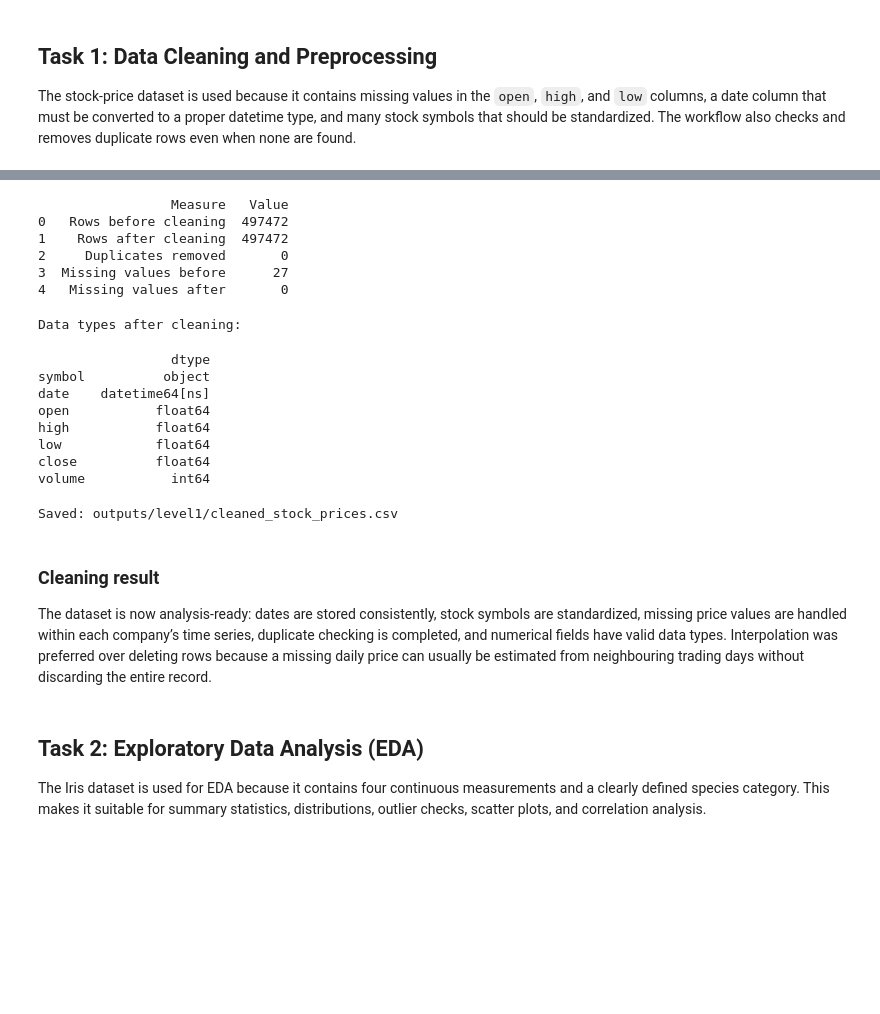
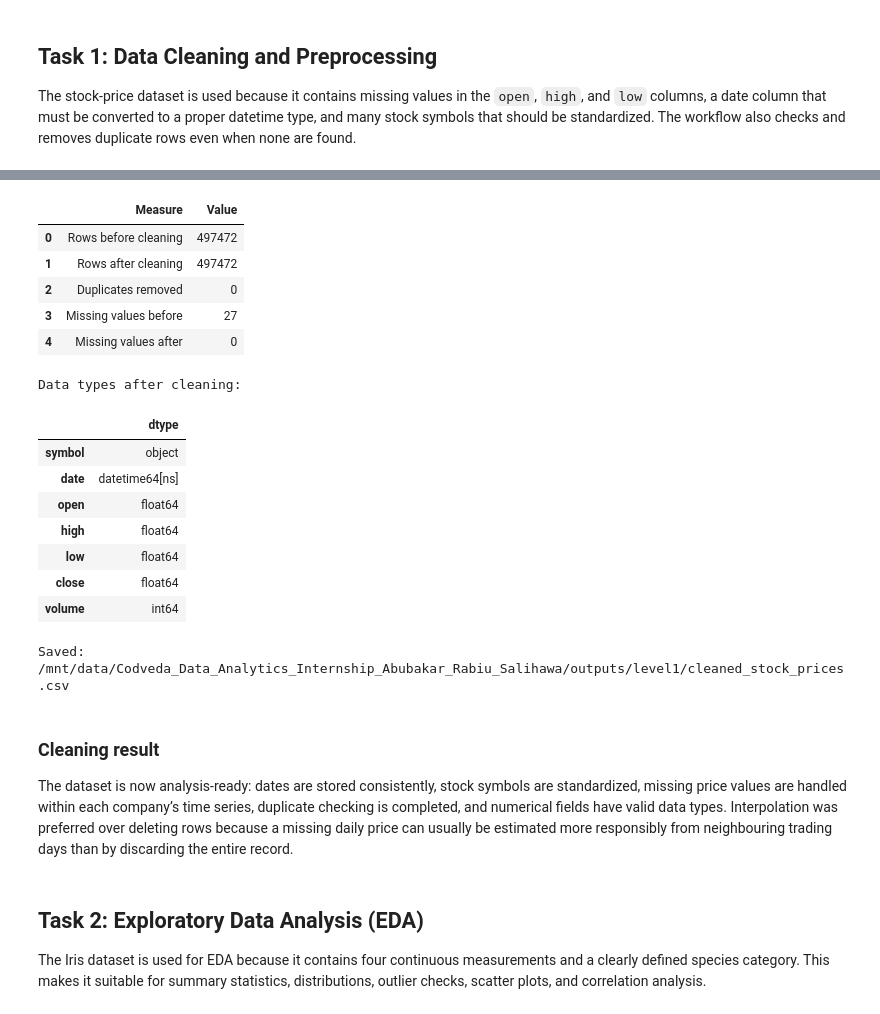
Before and after one commit to abubakar-r-salihawa/-codveda-data-analytics-internship, a Jupyter notebook: Level_1_Basic/Level_1_Data_Cleaning_and_EDA.ipynb, the cells around one changed output, grey strips where cells are left out. Saved outputs shown, nothing was run; the diff lists cells and outputs as text; code cells hidden in the pictures; blank space fills up the shorter version.

```diff
--- a/Level_1_Basic/Level_1_Data_Cleaning_and_EDA.ipynb
+++ b/Level_1_Basic/Level_1_Data_Cleaning_and_EDA.ipynb
@@ -62,57 +62,71 @@ volume              0
 # %%
 stock = stock_raw.copy()
+
+# Standardize column names, symbols, and dates
 stock.columns = stock.columns.str.strip().str.lower().str.replace(' ', '_')
 stock['symbol'] = stock['symbol'].astype(str).str.strip().str.upper()
 stock['date'] = pd.to_datetime(stock['date'], errors='coerce')
 
+# Remove duplicate rows, if any
 rows_before = len(stock)
 stock = stock.drop_duplicates().copy()
 duplicates_removed = rows_before - len(stock)
+
+# Sort before time-based interpolation
 stock = stock.sort_values(['symbol', 'date']).reset_index(drop=True)
 
+# Interpolate missing price values within each stock symbol.
 price_cols = ['open', 'high', 'low', 'close']
 stock[price_cols] = stock.groupby('symbol')[price_cols].transform(
     lambda s: s.interpolate(method='linear', limit_direction='both')
 )
+
+# Fallback: fill any remaining numerical gaps with the symbol median, then global median.
 for col in price_cols:
     stock[col] = stock[col].fillna(stock.groupby('symbol')[col].transform('median'))
     stock[col] = stock[col].fillna(stock[col].median())
 
+# Remove records with invalid core identifiers (none are expected after conversion).
 stock = stock.dropna(subset=['symbol', 'date', 'close']).reset_index(drop=True)
+
+# Basic logical validation of OHLC data
 stock['high'] = stock[['open', 'high', 'low', 'close']].max(axis=1)
 stock['low'] = stock[['open', 'high', 'low', 'close']].min(axis=1)
 stock['volume'] = pd.to_numeric(stock['volume'], errors='coerce').fillna(0).clip(lower=0).astype('int64')
+
 stock.to_csv(OUT / 'cleaned_stock_prices.csv', index=False)
 
 cleaning_summary = pd.DataFrame({
-    'Measure': ['Rows before cleaning', 'Rows after cleaning', 'Duplicates removed', 'Missing values before', 'Missing values after'],
-    'Value': [len(stock_raw), len(stock), duplicates_removed, int(stock_raw.isna().sum().sum()), int(stock.isna().sum().sum())]
+    'Measure': ['Rows before cleaning', 'Rows after cleaning', 'Duplicates removed',
+                'Missing values before', 'Missing values after'],
+    'Value': [len(stock_raw), len(stock), duplicates_removed,
+              int(stock_raw.isna().sum().sum()), int(stock.isna().sum().sum())]
 })
 display(cleaning_summary)
 print('Data types after cleaning:')
 display(stock.dtypes.to_frame('dtype'))
 print('Saved:', OUT / 'cleaned_stock_prices.csv')
 # %% [output]
+|  | Measure | Value |
+| 0 | Rows before cleaning | 497472 |
+| 1 | Rows after cleaning | 497472 |
+| 2 | Duplicates removed | 0 |
+| 3 | Missing values before | 27 |
+| 4 | Missing values after | 0 |
-                 Measure   Value
-0   Rows before cleaning  497472
-1    Rows after cleaning  497472
-2     Duplicates removed       0
-3  Missing values before      27
-4   Missing values after       0
+Data types after cleaning:
+|  | dtype |
+| symbol | object |
+| date | datetime64[ns] |
+| open | float64 |
+| high | float64 |
+| low | float64 |
+| close | float64 |
+| volume | int64 |
-Data types after cleaning:
+Saved: /mnt/data/Codveda_Data_Analytics_Internship_Abubakar_Rabiu_Salihawa/outputs/level1/cleaned_stock_prices.csv
-                 dtype
-symbol          object
-date    datetime64[ns]
-open           float64
-high           float64
-low            float64
-close          float64
-volume           int64
-Saved: outputs/level1/cleaned_stock_prices.csv
 # %% [markdown]
 ### Cleaning result
 
-The dataset is now analysis-ready: dates are stored consistently, stock symbols are standardized, missing price values are handled within each company’s time series, duplicate checking is completed, and numerical fields have valid data types. Interpolation was preferred over deleting rows because a missing daily price can usually be estimated from neighbouring trading days without discarding the entire record.
+The dataset is now analysis-ready: dates are stored consistently, stock symbols are standardized, missing price values are handled within each company’s time series, duplicate checking is completed, and numerical fields have valid data types. Interpolation was preferred over deleting rows because a missing daily price can usually be estimated more responsibly from neighbouring trading days than by discarding the entire record.
 # %% [markdown]
 ## Task 2: Exploratory Data Analysis (EDA)
 
```
Also changed, not shown: parts of 6 cells of this notebook.
